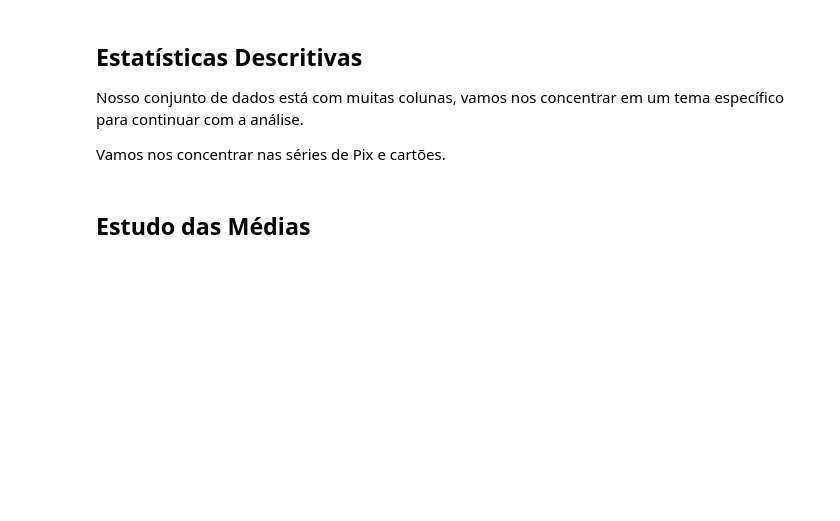
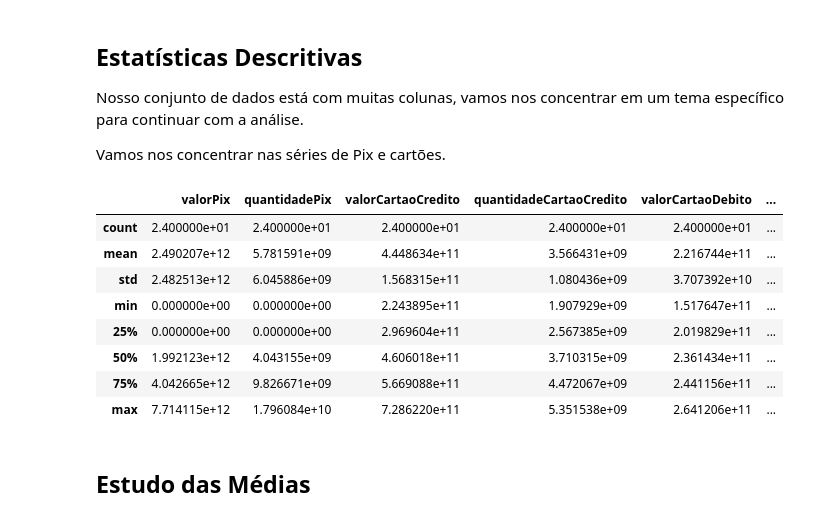
Before and after one commit to riquelmexs/ETLbcb, a Jupyter notebook: Relatorio.ipynb, the cells around one changed output. Cells and saved outputs as stored; diff of their text form; code cells hidden in the pictures; blank space fills up the shorter version.

```diff
--- a/Relatorio.ipynb
+++ b/Relatorio.ipynb
@@ -205,3 +232,15 @@ cartao_cols = [
+# %%
+df_pix_cards.describe()
+# %% [output]
+|  | valorPix | quantidadePix | valorCartaoCredito | quantidadeCartaoCredito | valorCartaoDebito | ... |
+| count | 2.400000e+01 | 2.400000e+01 | 2.400000e+01 | 2.400000e+01 | 2.400000e+01 | ... |
+| mean | 2.490207e+12 | 5.781591e+09 | 4.448634e+11 | 3.566431e+09 | 2.216744e+11 | ... |
+| std | 2.482513e+12 | 6.045886e+09 | 1.568315e+11 | 1.080436e+09 | 3.707392e+10 | ... |
+| min | 0.000000e+00 | 0.000000e+00 | 2.243895e+11 | 1.907929e+09 | 1.517647e+11 | ... |
+| 25% | 0.000000e+00 | 0.000000e+00 | 2.969604e+11 | 2.567385e+09 | 2.019829e+11 | ... |
+| 50% | 1.992123e+12 | 4.043155e+09 | 4.606018e+11 | 3.710315e+09 | 2.361434e+11 | ... |
+| 75% | 4.042665e+12 | 9.826671e+09 | 5.669088e+11 | 4.472067e+09 | 2.441156e+11 | ... |
+| max | 7.714115e+12 | 1.796084e+10 | 7.286220e+11 | 5.351538e+09 | 2.641206e+11 | ... |
 # %% [markdown]
 ## Estudo das Médias
 # %% [markdown]
```
Also changed, not shown: parts of 10 cells of this notebook, 1 other file.
